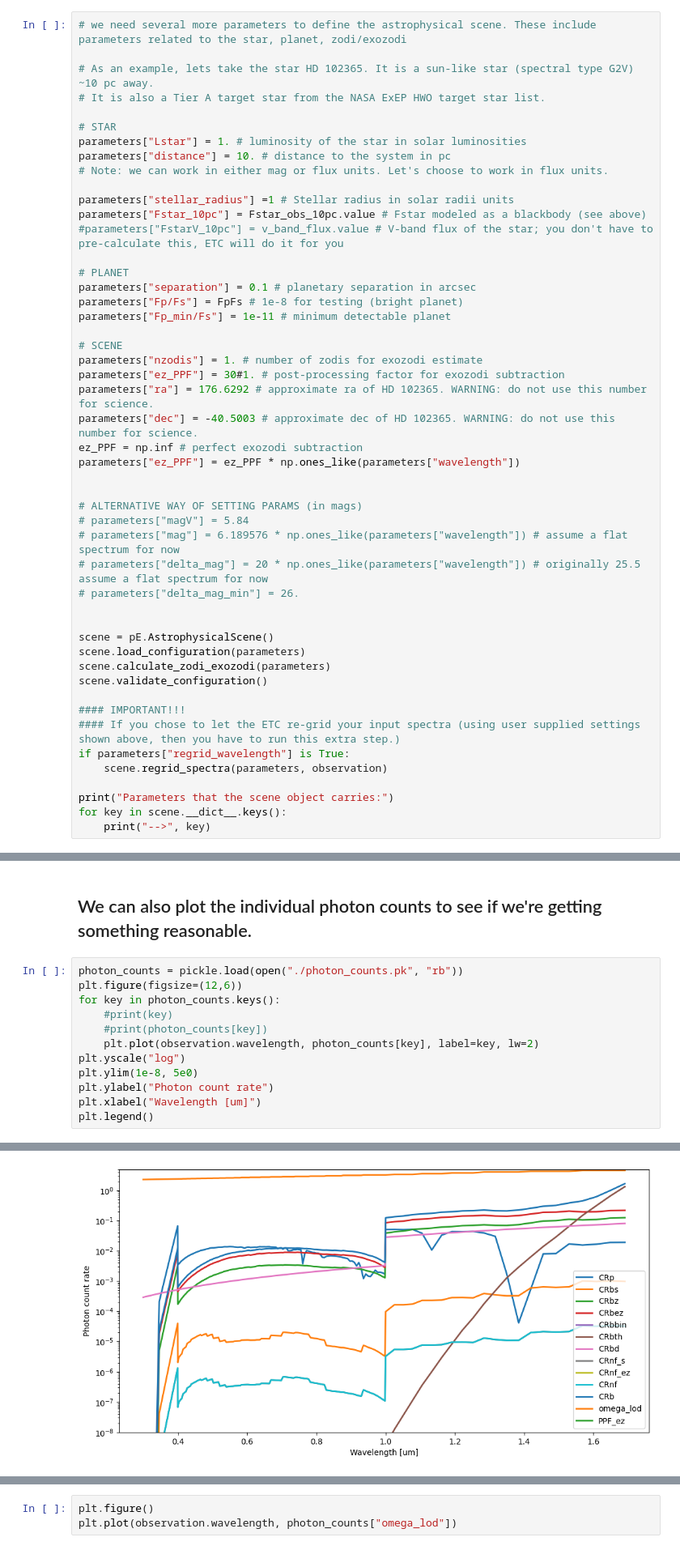
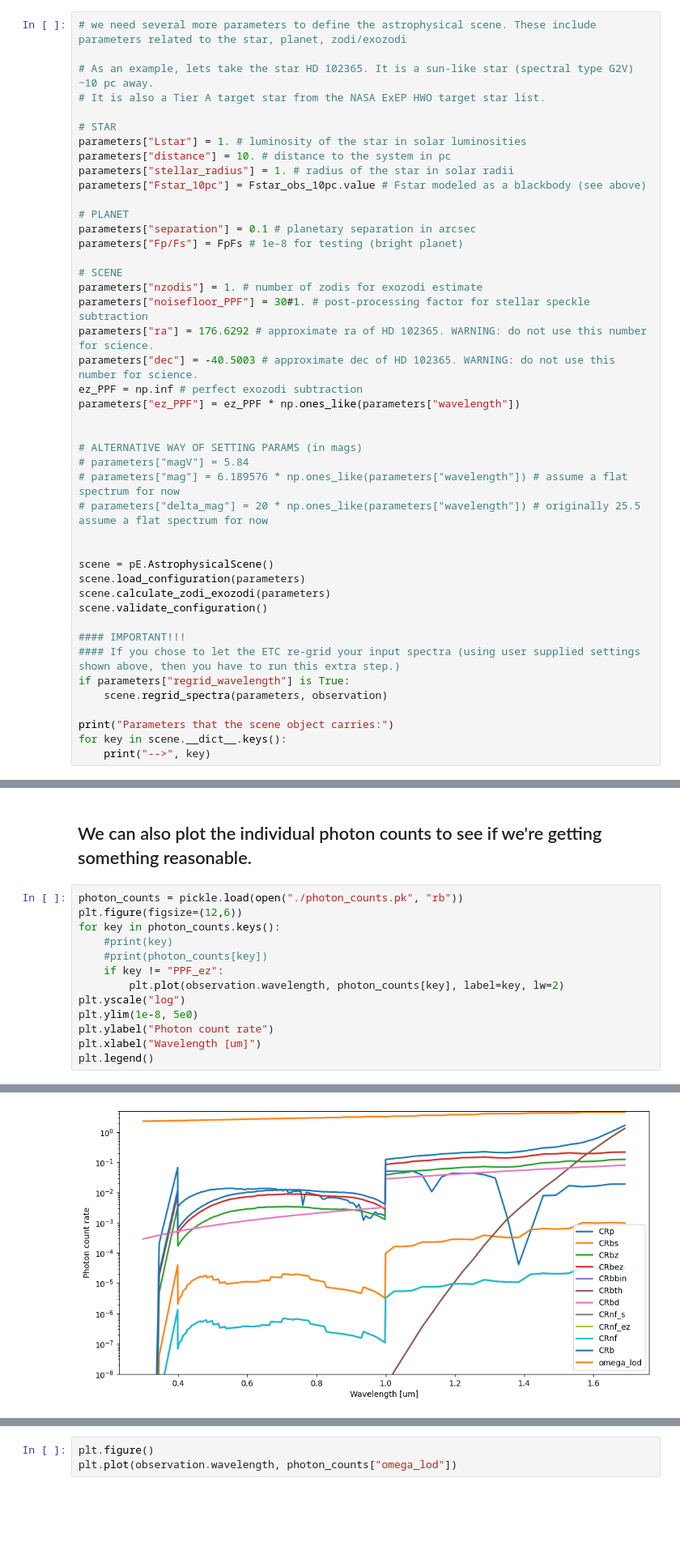
Before and after one commit to eleonoraalei/pyEDITH, a Jupyter notebook: tutorials/spectroscopy_tutorial.ipynb, the cells around one changed output, grey strips where cells are left out. Shown at 81% size. Cells and saved outputs as stored; diff of their text form; blank space fills up the shorter version.

```diff
--- a/tutorials/spectroscopy_tutorial.ipynb
+++ b/tutorials/spectroscopy_tutorial.ipynb
@@ -162,20 +162,16 @@ plt.legend()
 # STAR
 parameters["Lstar"] = 1. # luminosity of the star in solar luminosities
 parameters["distance"] = 10. # distance to the system in pc
-# Note: we can work in either mag or flux units. Let's choose to work in flux units.
-
-parameters["stellar_radius"] =1 # Stellar radius in solar radii units
+parameters["stellar_radius"] = 1. # radius of the star in solar radii
 parameters["Fstar_10pc"] = Fstar_obs_10pc.value # Fstar modeled as a blackbody (see above)
-#parameters["FstarV_10pc"] = v_band_flux.value # V-band flux of the star; you don't have to pre-calculate this, ETC will do it for you
 
 # PLANET
 parameters["separation"] = 0.1 # planetary separation in arcsec
 parameters["Fp/Fs"] = FpFs # 1e-8 for testing (bright planet)
-parameters["Fp_min/Fs"] = 1e-11 # minimum detectable planet
 
 # SCENE
 parameters["nzodis"] = 1. # number of zodis for exozodi estimate
-parameters["ez_PPF"] = 30#1. # post-processing factor for exozodi subtraction
+parameters["noisefloor_PPF"] = 30#1. # post-processing factor for stellar speckle subtraction
 parameters["ra"] = 176.6292 # approximate ra of HD 102365. WARNING: do not use this number for science.
 parameters["dec"] = -40.5003 # approximate dec of HD 102365. WARNING: do not use this number for science.
 ez_PPF = np.inf # perfect exozodi subtraction
@@ -186,7 +182,6 @@ parameters["ez_PPF"] = ez_PPF * np.ones_like(parameters["wavelength"])
 # parameters["magV"] = 5.84
 # parameters["mag"] = 6.189576 * np.ones_like(parameters["wavelength"]) # assume a flat spectrum for now
 # parameters["delta_mag"] = 20 * np.ones_like(parameters["wavelength"]) # originally 25.5 assume a flat spectrum for now
-# parameters["delta_mag_min"] = 26.
 
 
 scene = pE.AstrophysicalScene()
@@ -524,18 +519,19 @@ axes[1].axhline(7, color="k", ls=":")
 # %%
 photon_counts = pickle.load(open("./photon_counts.pk", "rb"))
 plt.figure(figsize=(12,6))
 for key in photon_counts.keys():
     #print(key)
     #print(photon_counts[key])
-    plt.plot(observation.wavelength, photon_counts[key], label=key, lw=2)
+    if key != "PPF_ez":
+        plt.plot(observation.wavelength, photon_counts[key], label=key, lw=2)
 plt.yscale("log")
 plt.ylim(1e-8, 5e0)
 plt.ylabel("Photon count rate")
 plt.xlabel("Wavelength [um]")
 plt.legend()
 # %% [output]
 <matplotlib.legend.Legend at 0x...>
-[figure, old version]
+[figure, new version]
 # %% [markdown]
 ## Why does the exposure time look blocky?
 This has to do with the on-axis coronagraph response map (Istar). The planet is at a fixed separation in arcsec space, but the location is not fixed in lambda/D space. The planet appears to move closer to the star in lambd/D space with increasing wavelength, thus it experiences a different coronagraphic response. Since the on-axis PSF map is sampled at 0.25 lod, this limits our resolution for the contrast as a function of planet separation.
```
Also changed, not shown: parts of 3 cells of this notebook, 2 other files.
